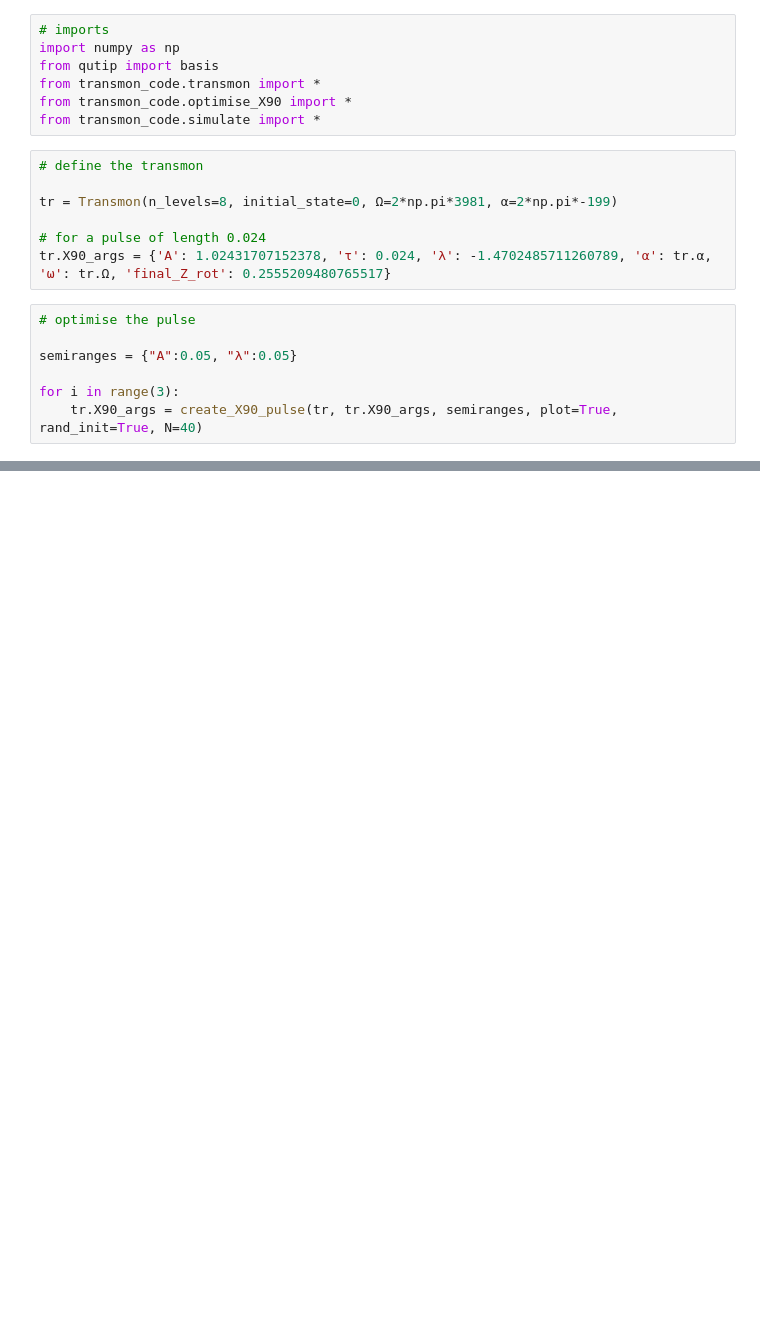
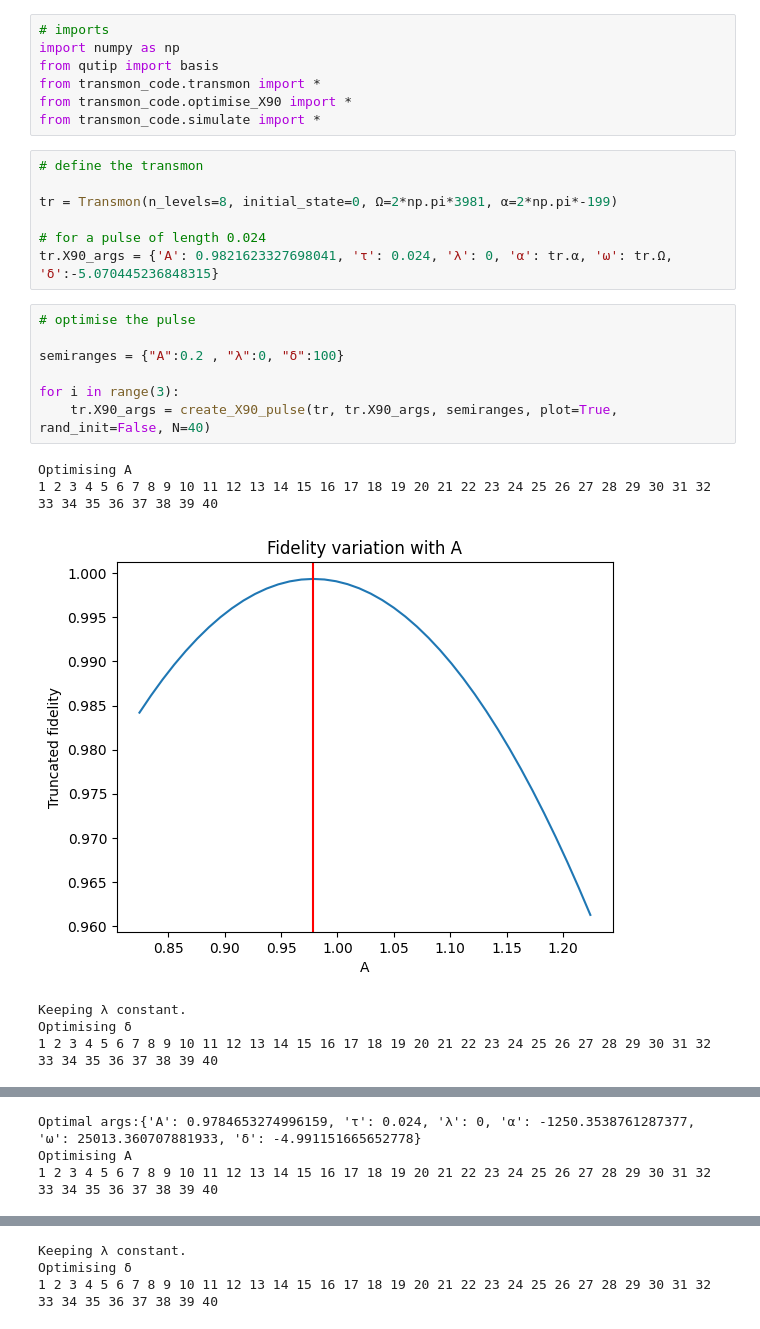
Before and after one commit to manavbabel/Transmon-Simulation, a Jupyter notebook: X90 Optimisation.ipynb, the cells around one changed output, grey strips where cells are left out. Cells and saved outputs as stored; diff of their text form; blank space fills up the shorter version.

Commit message:
Switch to constant detuning, update to superoperators

```diff
--- a/X90 Optimisation.ipynb
+++ b/X90 Optimisation.ipynb
@@ -15,11 +15,18 @@ from transmon_code.simulate import *
 tr = Transmon(n_levels=8, initial_state=0, Ω=2*np.pi*3981, α=2*np.pi*-199)
 
 # for a pulse of length 0.024
-tr.X90_args = {'A': 1.02431707152378, 'τ': 0.024, 'λ': -1.4702485711260789, 'α': tr.α, 'ω': tr.Ω, 'final_Z_rot': 0.2555209480765517}
+tr.X90_args = {'A': 0.9821623327698041, 'τ': 0.024, 'λ': 0, 'α': tr.α, 'ω': tr.Ω, 'δ':-5.070445236848315}
 # %%
 # optimise the pulse
 
-semiranges = {"A":0.05, "λ":0.05}
+semiranges = {"A":0.2 , "λ":0, "δ":100}
 
 for i in range(3):
-    tr.X90_args = create_X90_pulse(tr, tr.X90_args, semiranges, plot=True, rand_init=True, N=40)
+    tr.X90_args = create_X90_pulse(tr, tr.X90_args, semiranges, plot=True, rand_init=False, N=40)
+# %% [output]
+Optimising A
+1 2 3 4 5 6 7 8 9 10 11 12 13 14 15 16 17 18 19 20 21 22 23 24 25 26 27 28 29 30 31 32 33 34 35 36 37 38 39 40
+[figure, added]
+Keeping λ constant.
+Optimising δ
+1 2 3 4 5 6 7 8 9 10 11 12 13 14 15 16 17 18 19 20 21 22 23 24 25 26 27 28 29 30 31 32 33 34 35 36 37 38 39 40
@@ -25,0 +34,3 @@ for i in range(3):
+Optimal args:{'A': 0.9784653274996159, 'τ': 0.024, 'λ': 0, 'α': -1250.3538761287377, 'ω': 25013.360707881933, 'δ': -4.991151665652778}
+Optimising A
+1 2 3 4 5 6 7 8 9 10 11 12 13 14 15 16 17 18 19 20 21 22 23 24 25 26 27 28 29 30 31 32 33 34 35 36 37 38 39 40
@@ -25,0 +38,3 @@ for i in range(3):
+Keeping λ constant.
+Optimising δ
+1 2 3 4 5 6 7 8 9 10 11 12 13 14 15 16 17 18 19 20 21 22 23 24 25 26 27 28 29 30 31 32 33 34 35 36 37 38 39 40
```
Also changed, not shown: parts of 2 cells of this notebook, 7 other files.
